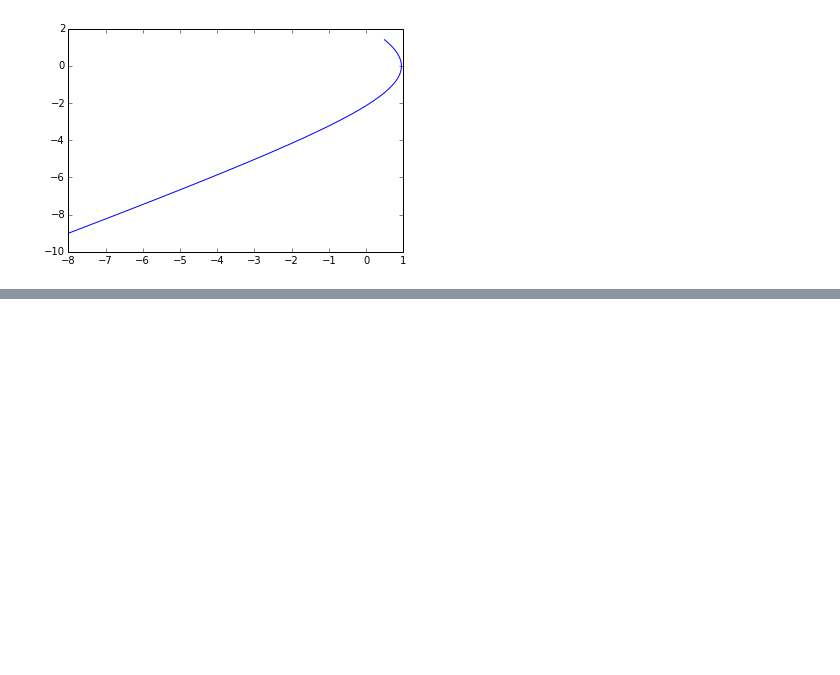
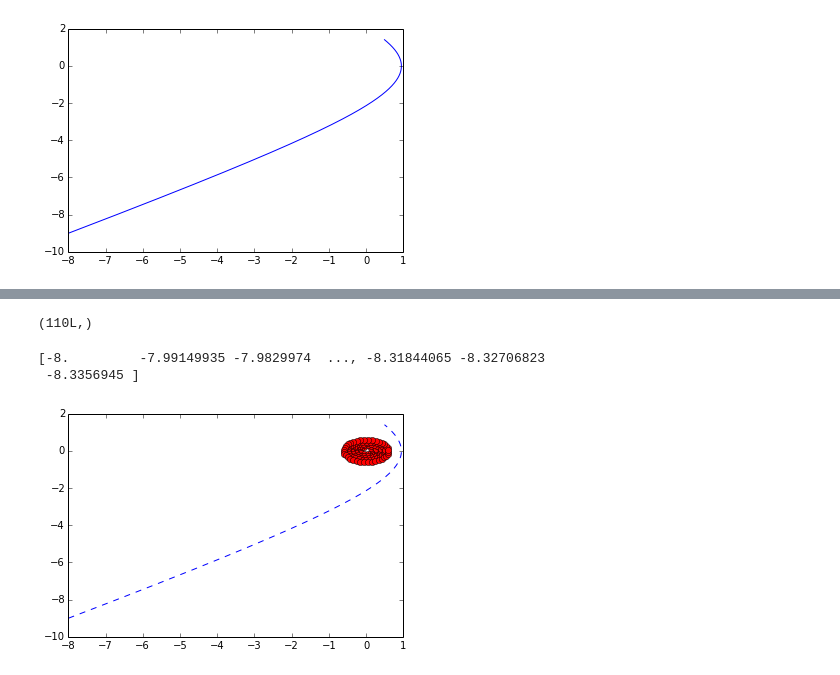
Before and after one commit to mkourjan/GalaxyProject, a Jupyter notebook: SpeedUpCode.ipynb, the cells around one changed output, grey strips where cells are left out. Cells and saved outputs as stored; diff of their text form; code cells hidden in the pictures; blank space fills up the shorter version.

Commit message:
final results 07/15

```diff
--- a/SpeedUpCode.ipynb
+++ b/SpeedUpCode.ipynb
@@ -152,17 +151,0 @@ p = interact(Make_Plots,t = (0.,20.,1.))
-# %%
-def Make_Plots():
-
-    plt.plot(Make_Master_Array(Initial_velocity_X = 0.85,Initial_velocity_Y = 0.65,t = 11., M=330., S=330.)[0],Make_Master_Array(Initial_velocity_X = 0.85,Initial_velocity_Y = 0.65,t = 11., M=330., S=330.)[1],'b--',label = "Disturbant Galaxy")         ## Plots the path of disturbing galaxy for ALL time.
-    plt.plot(Make_Master_Array(Initial_velocity_X = 0.85,Initial_velocity_Y = 0.65,t = 11., M=330., S=330.)[0],Make_Master_Array(Initial_velocity_X = 0.85,Initial_velocity_Y = 0.65,t = 11., M=330., S=330.)[1],'b--',label = "Disturbant Galaxy")         ## Plots the path of disturbing galaxy for ALL time.
-    '''
-    plt.plot(Rx0,Ry0,'bo')                                    ## Initial value point of disturbing galaxy.
-    plt.plot(Rx[-1],Ry[-1],'bd')                              ## Present value of disturbing galaxy
-    plt.plot(0,0,'y*')                              ## Central star of mass M location
-    plt.title(mylabel,size=15)
-    plt.ylabel("Y",size=13)
-    plt.xlabel("X",size=13)
-    plt.xlim(-7,7)
-    plt.ylim(-7,7)
-    plt.grid()
-    plt.legend(loc="best")
-    plt.show()                                      ## Shows graph.'''
@@ -305,0 +152,19 @@ def plot_disruptor_img(Initial_velocity_X = 0.85,Initial_velocity_Y = 0.65,t = 0
+# %%
+results[1][int(t)].shape
+# %% [output]
+(110L,)
+# %%
+print results[19][0]#[0]
+# %% [output]
+[-8.         -7.99149935 -7.9829974  ..., -8.31844065 -8.32706823
+ -8.3356945 ]
+# %%
+def Make_Plots(t):
+    plt.plot(results[int(t)][0], results[int(t)][1], 'b--', label = 'Disturbant Galaxy')
+    for i in range(2,121):
+        plt.plot(results[19][2*i][int(t)], results[19][2*i + 1][int(t)], 'ro', label = "Stars")
+    plt.show()
+# %%
+m = interact(Make_Plots,t = (0.,20.,1.))
+# %% [output]
+[figure, added]
```
Also changed, not shown: parts of 5 cells of this notebook.
